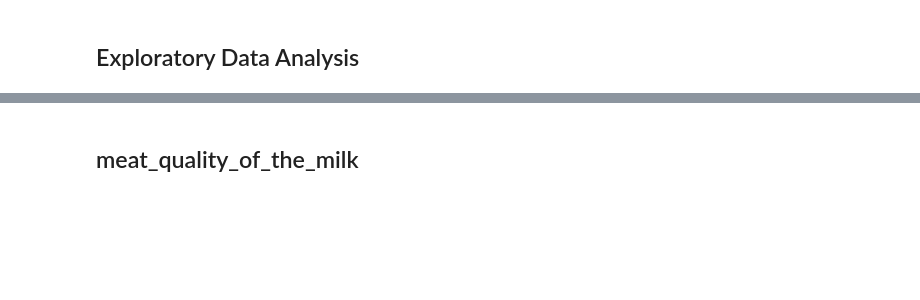
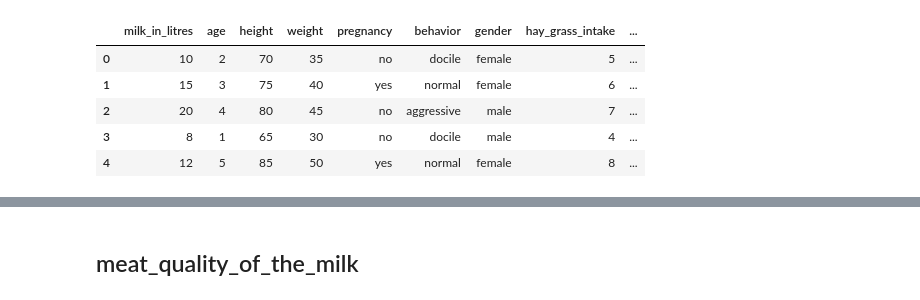
Before and after one commit to KartikeyBartwal/Goat-Mytra, a Jupyter notebook: Experiment Notebook (meat quality) .ipynb, the cells around one changed output, grey strips where cells are left out. Drawn from its saved outputs; the diff is of its cells as text; code cells hidden in the pictures; blank space fills up the shorter version.

```diff
--- a/Experiment Notebook (meat quality) .ipynb
+++ b/Experiment Notebook (meat quality) .ipynb
@@ -3,7 +3,14 @@ import numpy as np
 import pandas as pd
 # %%
 df = pd.read_csv("goat_dataset.csv")
-# %% [markdown]
-## Exploratory Data Analysis
 # %%
 df.drop(["owner_name" , "adhaar_number" , "goat_id"] , axis = 1 , inplace = True)
+# %%
+df.head()
+# %% [output]
+|  | milk_in_litres | age | height | weight | pregnancy | behavior | gender | hay_grass_intake | ... |
+| 0 | 10 | 2 | 70 | 35 | no | docile | female | 5 | ... |
+| 1 | 15 | 3 | 75 | 40 | yes | normal | female | 6 | ... |
+| 2 | 20 | 4 | 80 | 45 | no | aggressive | male | 7 | ... |
+| 3 | 8 | 1 | 65 | 30 | no | docile | male | 4 | ... |
+| 4 | 12 | 5 | 85 | 50 | yes | normal | female | 8 | ... |
```
Also changed, not shown: parts of 27 cells of this notebook, 8 other files.
